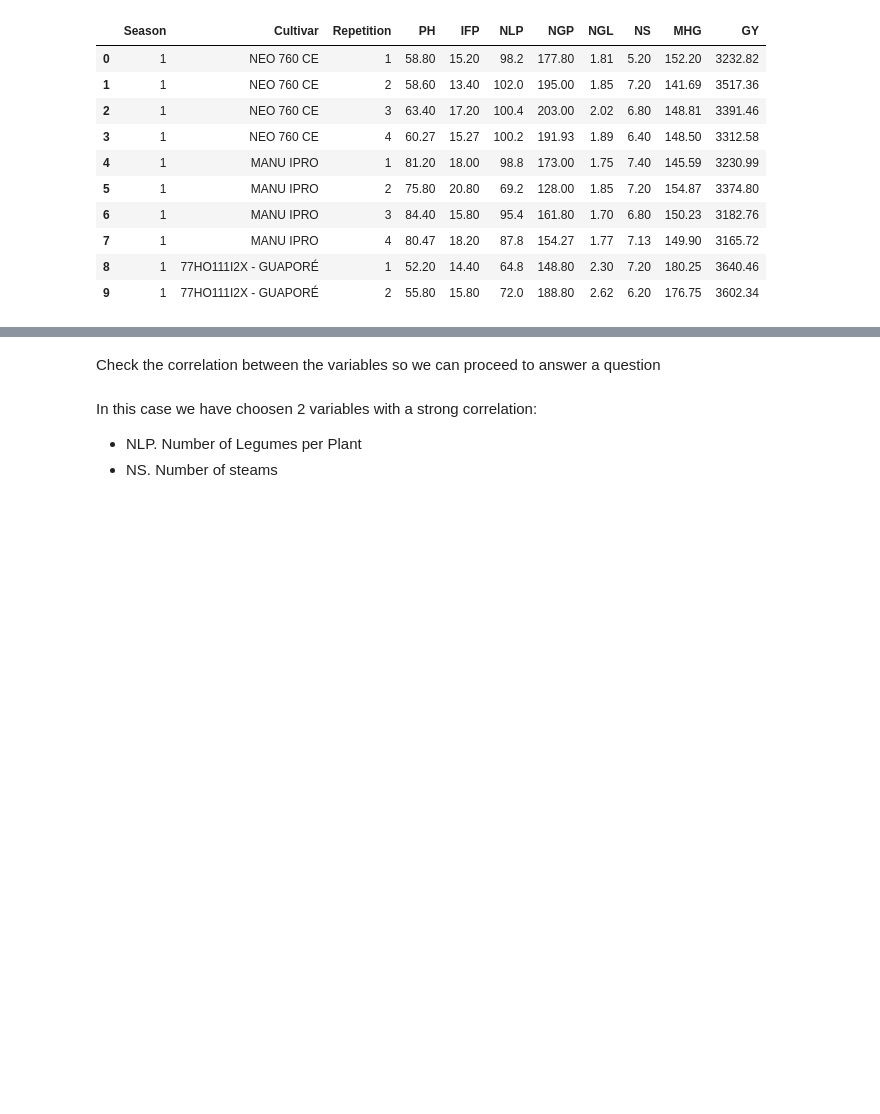
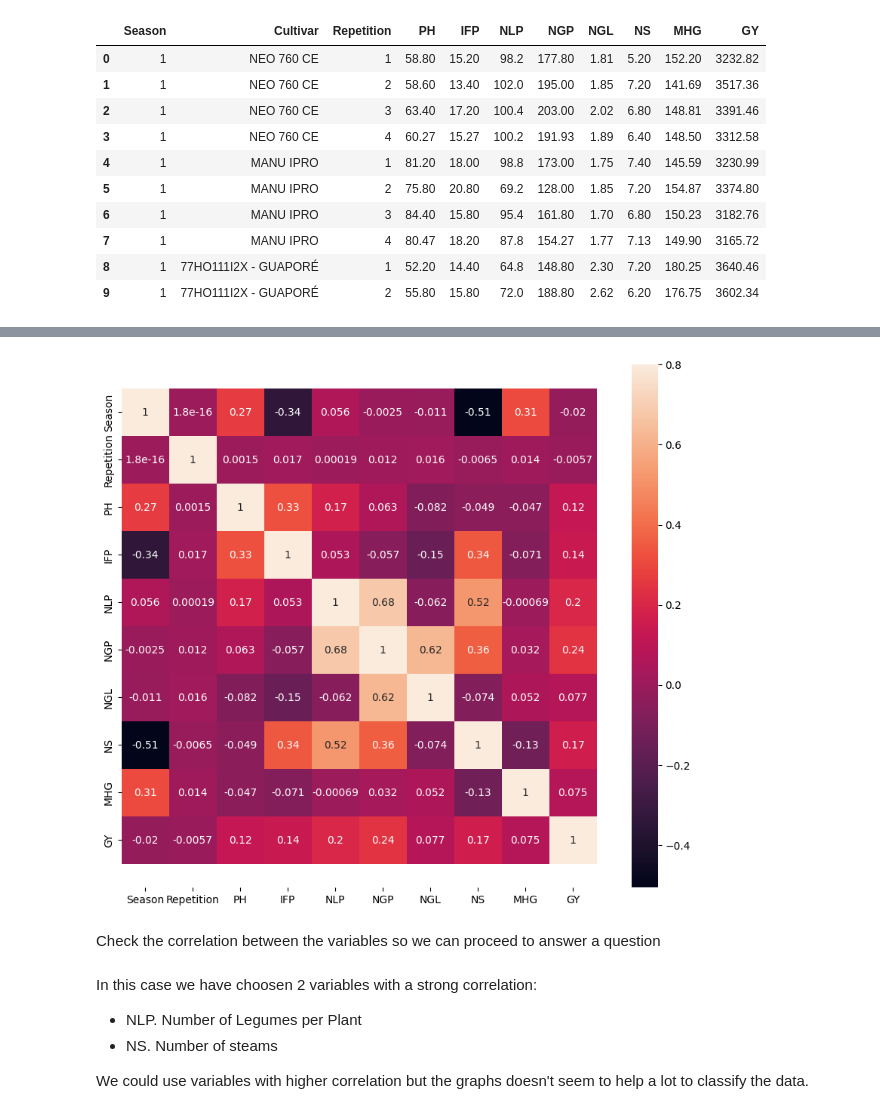
Before and after one commit to sgcg10/mlops-soybean, a Jupyter notebook: jupyther-notebooks/Final_project.ipynb, the cells around one changed output, grey strips where cells are left out. Saved outputs shown, nothing was run; the diff lists cells and outputs as text; code cells hidden in the pictures; blank space fills up the shorter version.

```diff
--- a/jupyther-notebooks/Final_project.ipynb
+++ b/jupyther-notebooks/Final_project.ipynb
@@ -10,3 +11,20 @@ from sklearn.linear_model import LogisticRegression
 from sklearn.tree import DecisionTreeClassifier
 from sklearn.ensemble import RandomForestClassifier
 from sklearn.metrics import accuracy_score, classification_report
+# %%
+def correlationMap(df, target) :
+    """
+    Correlation Heatmap
+    Inputs :
+        df -- dataframe containing features to plot
+        target -- target column name
+     """
+    classes = df[target].unique()
+    corr = df.corr(numeric_only=True)
+    fig, ax = plt.subplots(figsize=(12, 9))
+    sns.heatmap(corr, vmax=.8,annot=True, square=True)
+    b, t = plt.ylim() # Gets the values for bottom and top
+    b += 0.5 # Add 0.5 to the bottom
+    t -= 0.5 # Subtract 0.5 from the top
+    plt.ylim(b, t) # update the ylim(bottom, top) values
+    plt.show()
@@ -31,3 +65,8 @@ data.head(10)
+# %%
+#check_correlation(data)
+correlationMap(data,"Season")
+# %% [output]
+[figure, added]
 # %% [markdown]
 Check the correlation between the variables so we can proceed to answer a question
 # %% [markdown]
@@ -35,4 +74,6 @@ In this case we have choosen 2 variables with a strong correlation:
 
 *   NLP. Number of Legumes per Plant
 *   NS. Number of steams
+
+We could use variables with higher correlation but the graphs doesn't seem to help a lot to classify the data.
 # %%
```
Also changed, not shown: parts of 5 cells of this notebook, 8 other files.
